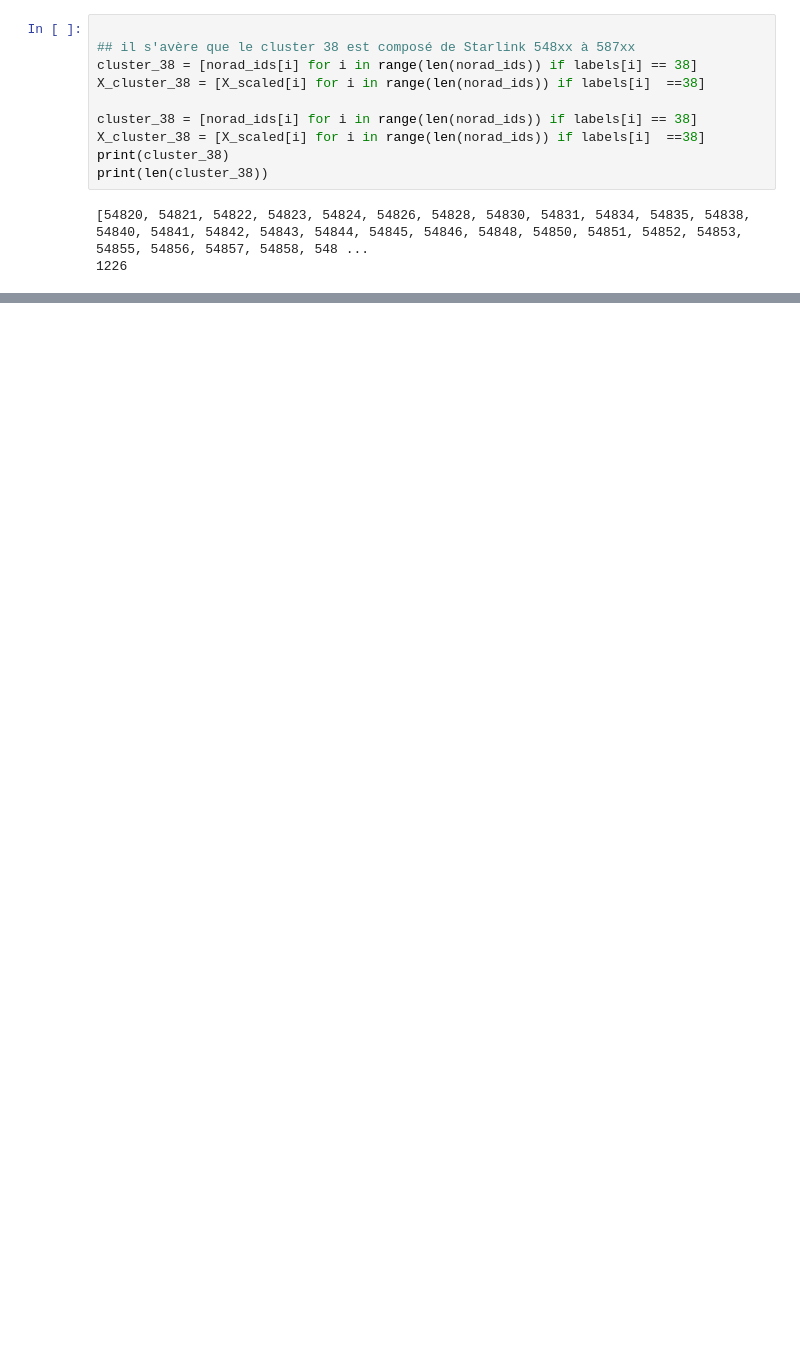
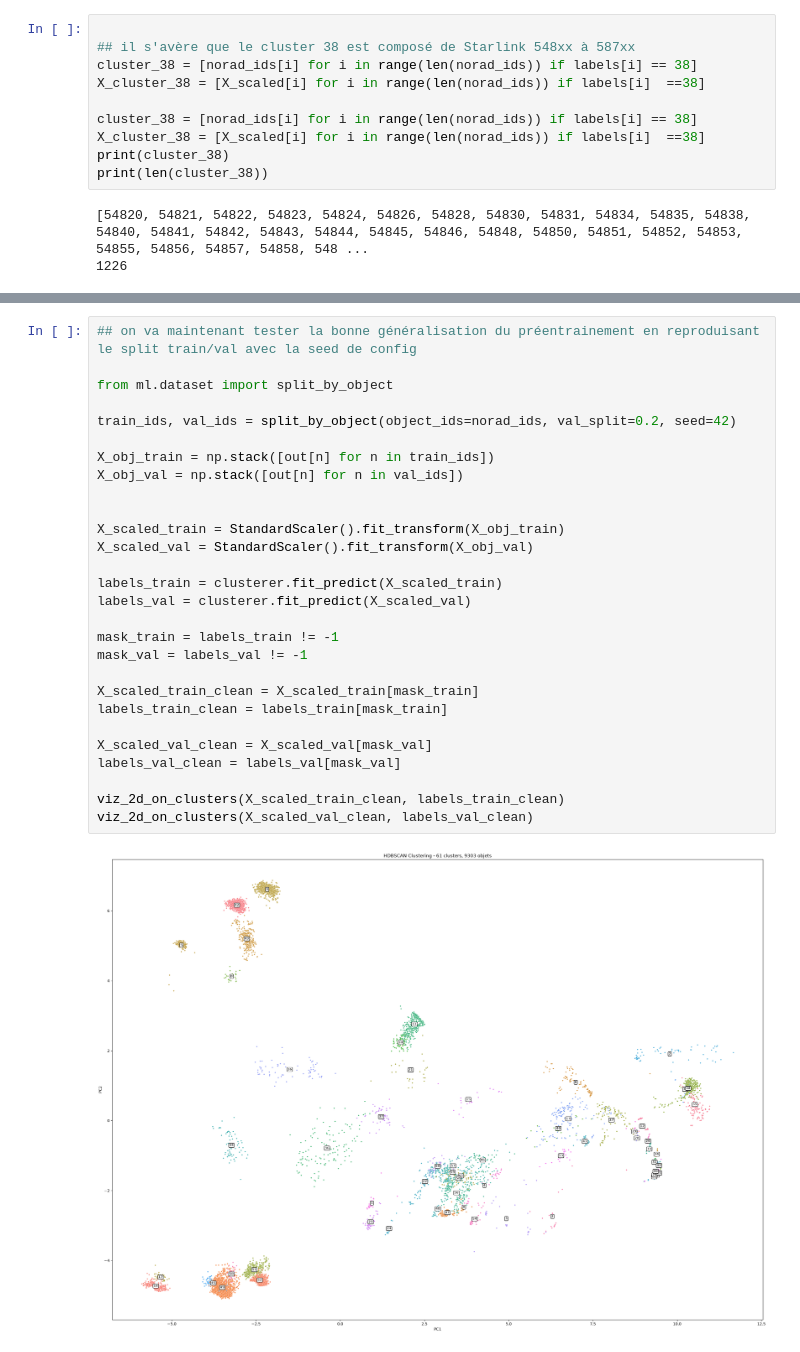
Before and after one commit to etiennechevrolat/ssa-analysis, a Jupyter notebook: src/viz/clustering_leo.ipynb, the cells around one changed output, grey strips where cells are left out. Drawn from its saved outputs; the diff is of its cells as text; blank space fills up the shorter version.

```diff
--- a/src/viz/clustering_leo.ipynb
+++ b/src/viz/clustering_leo.ipynb
@@ -177,0 +182,30 @@ create_cluster_csv(norad_ids, labels)
+# %%
+## on va maintenant tester la bonne généralisation du préentrainement en reproduisant le split train/val avec la seed de config
+
+from ml.dataset import split_by_object
+
+train_ids, val_ids = split_by_object(object_ids=norad_ids, val_split=0.2, seed=42)
+
+X_obj_train = np.stack([out[n] for n in train_ids])
+X_obj_val = np.stack([out[n] for n in val_ids])
+
+
+X_scaled_train = StandardScaler().fit_transform(X_obj_train)
+X_scaled_val = StandardScaler().fit_transform(X_obj_val)
+
+labels_train = clusterer.fit_predict(X_scaled_train)
+labels_val = clusterer.fit_predict(X_scaled_val)
+
+mask_train = labels_train != -1
+mask_val = labels_val != -1
+
+X_scaled_train_clean = X_scaled_train[mask_train]
+labels_train_clean = labels_train[mask_train]
+
+X_scaled_val_clean = X_scaled_val[mask_val]
+labels_val_clean = labels_val[mask_val]
+
+viz_2d_on_clusters(X_scaled_train_clean, labels_train_clean)
+viz_2d_on_clusters(X_scaled_val_clean, labels_val_clean)
+# %% [output]
+[figure, added]
```
Also changed, not shown: parts of 5 cells of this notebook, 3 other files.
